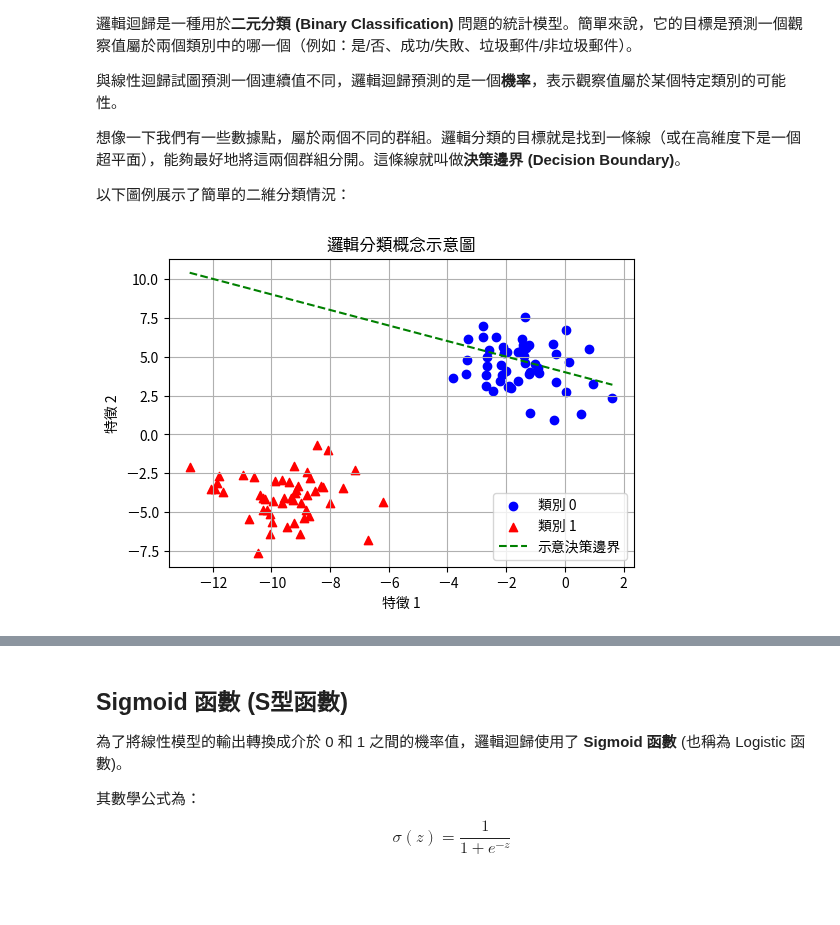
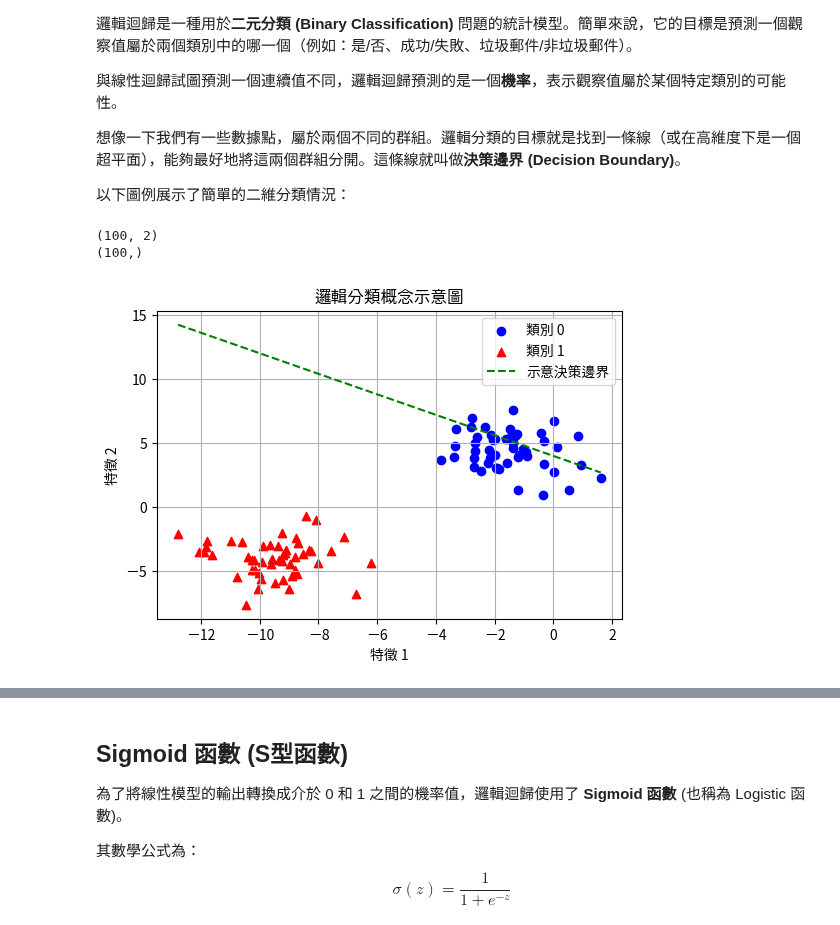
Before and after one commit to roberthsu2003/machine_learning, a Jupyter notebook: 邏輯迴歸/說明1.ipynb, the cells around one changed output, grey strips where cells are left out. Cells and saved outputs as stored; diff of their text form; code cells hidden in the pictures; blank space fills up the shorter version.

```diff
--- a/邏輯迴歸/說明1.ipynb
+++ b/邏輯迴歸/說明1.ipynb
@@ -20,31 +20,44 @@ wget.download("https://github.com/roberthsu2003/machine_learning/raw/refs/heads/
 # %%
 import matplotlib.pyplot as plt
 import numpy as np
 from sklearn.datasets import make_blobs
 import matplotlib as mpl
 from matplotlib.font_manager import fontManager
 
 fontManager.addfont("ChineseFont.ttf")
 mpl.rc('font', family="ChineseFont")
 # 生成兩群數據點
+#n_samples: 總共300個樣本
+#centers: 2個類別
+#n_features: 每個樣本有2個特徵
+#random_state: 隨機種子，確保每次生成的數據相同
+#cluster_std: 每個類別的標準差，控制數據點的分散程度
+
 X_cls, y_cls = make_blobs(n_samples=100, centers=2, n_features=2,
                   random_state=1, cluster_std=1.5)
+print(X_cls.shape)
+print(y_cls.shape)
+
+#X_cls[y_cls==0]的意思是從X_cls中選擇y_cls等於0的行
+#y_cls==0的意思是從y_cls中選擇y_cls等於0的行
 
 # 繪製散點圖
 plt.figure(figsize=(6, 4))
 plt.scatter(X_cls[y_cls == 0][:, 0], X_cls[y_cls == 0][:, 1], marker='o', color='blue', label='類別 0')
 plt.scatter(X_cls[y_cls == 1][:, 0], X_cls[y_cls == 1][:, 1], marker='^', color='red', label='類別 1')
 
 # 假設一條簡單的決策邊界 (僅為示意)
 x_boundary = np.linspace(X_cls[:, 0].min(), X_cls[:, 0].max(), 100)
-y_boundary = -0.5 * x_boundary + 4 # 隨意畫一條線
+y_boundary = -0.8 * x_boundary + 4 # 隨意畫一條線
 plt.plot(x_boundary, y_boundary, color='green', linestyle='--', label='示意決策邊界')
 
 plt.title('邏輯分類概念示意圖')
 plt.xlabel('特徵 1')
 plt.ylabel('特徵 2')
 plt.legend()
 plt.grid(True)
 plt.show()
 # %% [output]
+(100, 2)
+(100,)
-[figure, old version]
+[figure, new version]
```
Also changed, not shown: parts of 1 cell of this notebook, 1 other file.
